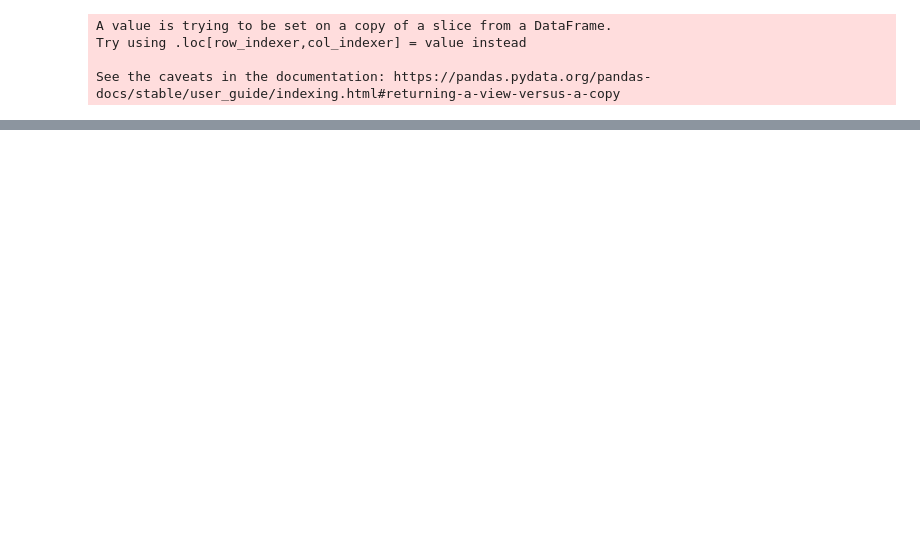
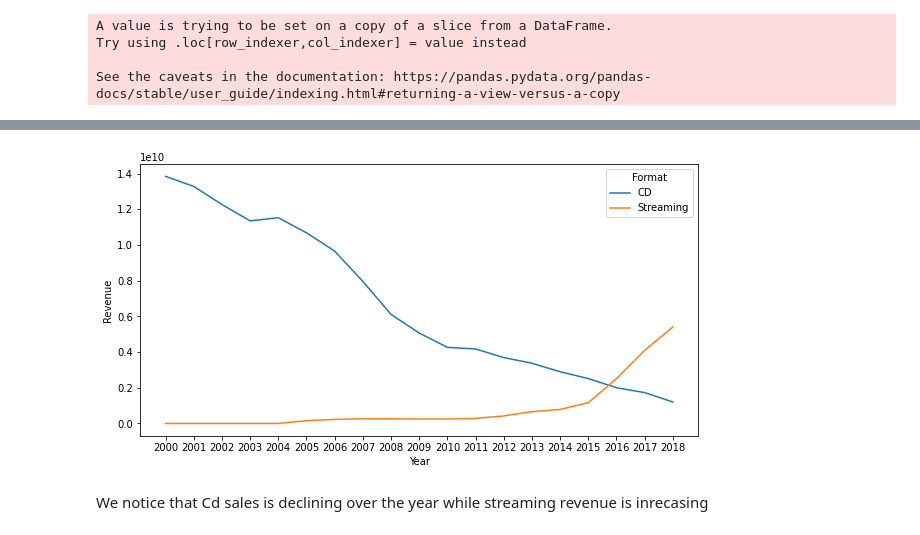
Before and after one commit to thomasbjohnson/Group-Project-1, a Jupyter notebook: Question3.ipynb, the cells around one changed output, grey strips where cells are left out. Saved outputs shown, nothing was run; the diff lists cells and outputs as text; code cells hidden in the pictures; blank space fills up the shorter version.

```diff
--- a/Question3.ipynb
+++ b/Question3.ipynb
@@ -207,0 +214,31 @@ fig.show()
+# %%
+music_rev= "Data/music.csv"
+revenue= pd.read_csv(music_rev)
+
+revenue['Format'] = revenue['Format'].replace(to_replace=['DVD Audio','Download Album','DVD Audio', 'Cassette'], value= 'CD', regex= True)
+revenue['Format'] = revenue['Format'].replace(to_replace=['Limited Tier Paid Subscription','Other Ad-Supported Streaming ','On-Demand Streaming (Ad-Supported)', 'Paid Subscription' , 'Download Music Video'], value= 'Streaming', regex= True)
+#revenue['Format'] = revenue['Format'].replace(to_replace='On-Demand streaming (Ad-Supported)', value= '', regex= True)
+
+
+
+
+revenue_by_year= revenue.loc[revenue['Year']> 1999, :]
+#    ["Format"])["Revenue"].sum()
+revenue_df= revenue_by_year.loc[(revenue_by_year['Format']== 'CD') | (revenue_by_year['Format']== 'Streaming'), :]
+revenue_dd= revenue_df.groupby(['Format','Year'])["Revenue"].sum()
+#revenue_df.loc[(revenue_df['Format'] == 'CD') & (revenue_df['Year'] == 2000), :]
+#revenue_df['Year'].value_counts()
+revenue_dd = revenue_dd.reset_index()
+revenue_dd['Year']=revenue_dd['Year'].astype(str)
+# %%
+import seaborn as sns
+
+plt.figure(figsize=(10,5))
+line= sns.lineplot(data = revenue_dd, x="Year", y="Revenue", hue='Format')
+
+
+plt.savefig("Images/revenue.png")
+# %% [output]
+[figure, added]
+# %% [markdown]
+We notice that Cd sales is declining over the year while streaming revenue is inrecasing
```
Also changed, not shown: parts of 16 cells of this notebook, 18 other files.
